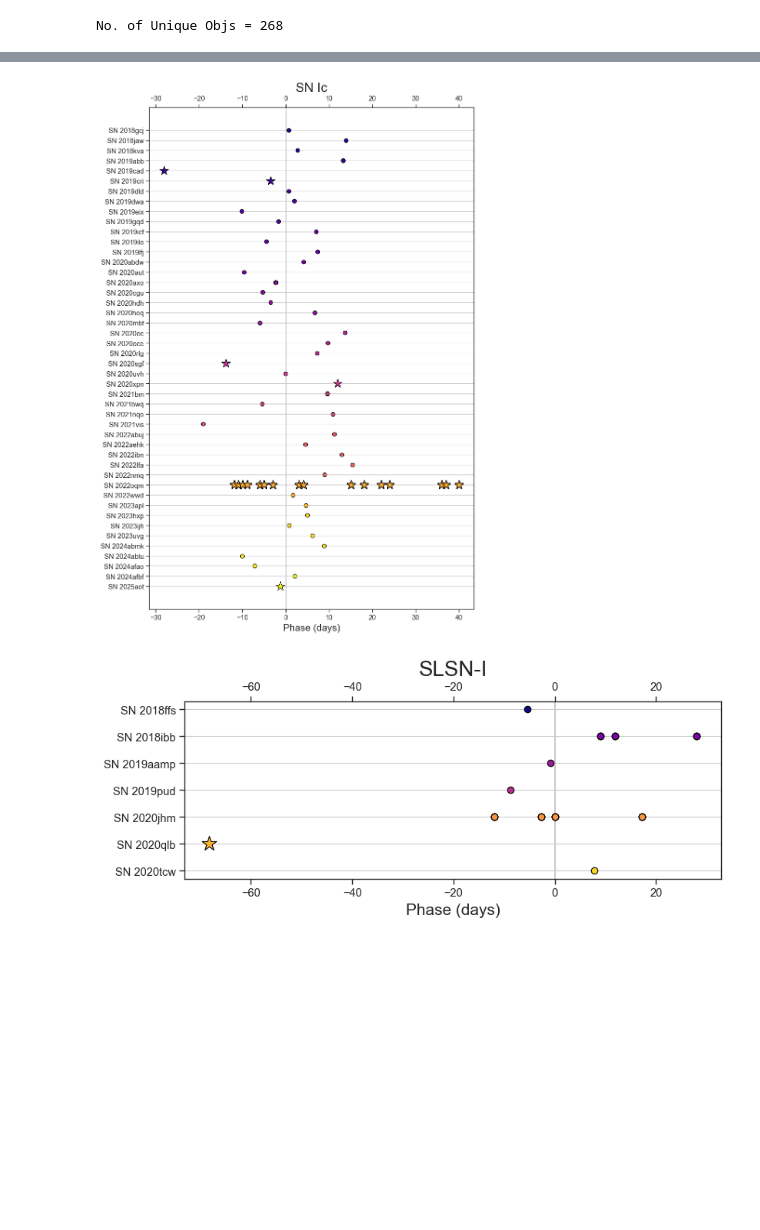
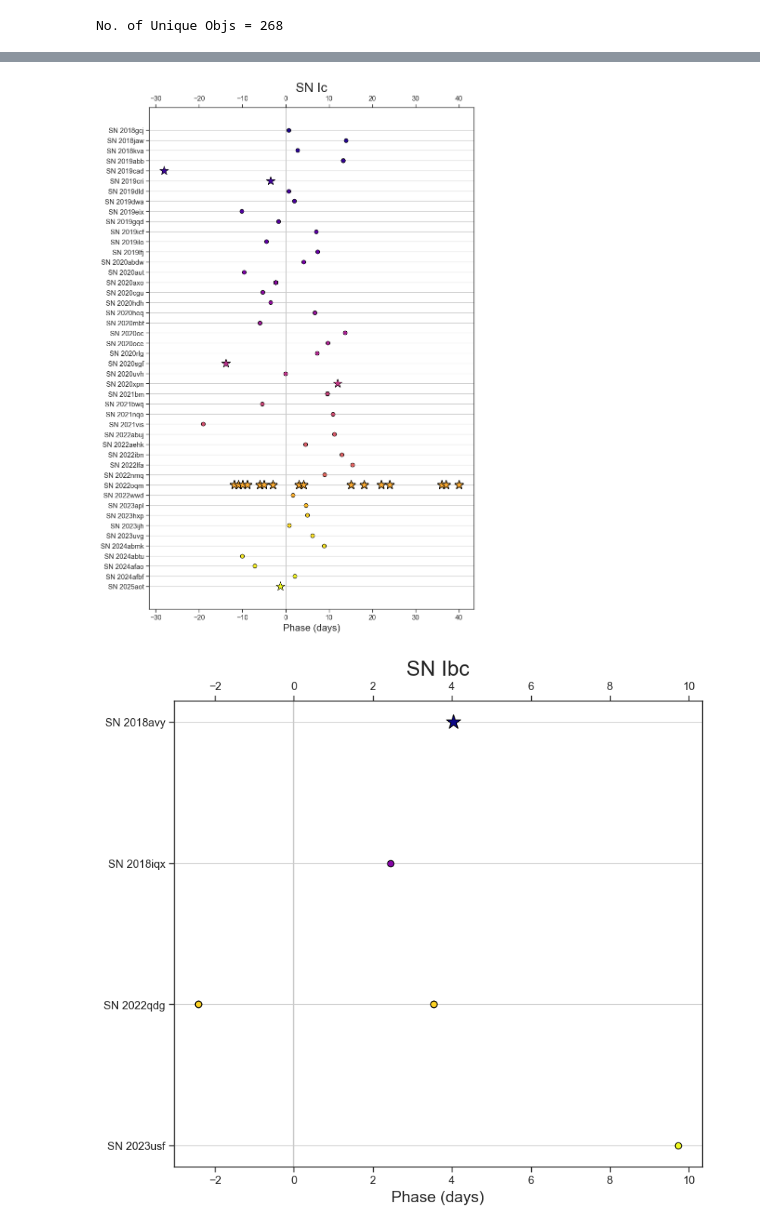
Before and after one commit to aec3675/multi-modal-multi-peaks, a Jupyter notebook: adrian/wiserep_spec_work.ipynb, the cells around one changed output, grey strips where cells are left out. Saved outputs shown, nothing was run; the diff lists cells and outputs as text; code cells hidden in the pictures; blank space fills up the shorter version.

Commit message:
updating spectral info w/ phase info for edge case SESNe types

```diff
--- a/adrian/wiserep_spec_work.ipynb
+++ b/adrian/wiserep_spec_work.ipynb
@@ -161,7 +184,7 @@ peak2_objs = ['2020adnx', '2020urc', '2023aew', '2023gwl', '2023psq', '2024zsw',
               '2020qlb', '2019tsf', '2019vsi', '2021hrj', '2019cad', '2019cri',
               '2020sgf', '2020xpn', '2022oqm', '2025aot', '2018hqm', '2019iay',
               '2019lkr', '2019qym', '2021bn', '2021uzt', '2024crf', '2025cbj',
-              '2019kud', ]
+              '2019kud', '2019hty', '2018avy', '2020bqj', '2019hgp']
 
 bad_objs = ['2016exv', '2018hhs', '2018hoa', '201gaf', '2020jfv', '2020tjd',
             '2021adlr', '2021lwd', '2022acrz', '2023aew' '2020tcw', '2024dbb',
@@ -175,7 +198,9 @@ bad_objs = ['2016exv', '2018hhs', '2018hoa', '201gaf', '2020jfv', '2020tjd',
             '2019alr', '2019jys', '2019mtk', '2019ssg', '2019wma', '2019wqc',
             '2020cke', '2020jhs', '2020nku', '2020onv', '2021adxl', '2021mz',
             '2021ulv', '2022waq', '2023alo', '2023emr', '2023jwb', '2024aboy',
-            '2024lib', '2024yre', '2022mop']
+            '2024lib', '2024yre', '2022mop', '2019pxu', '2018gwo', '2022S',
+            '2021ttw', '2020aers', '2019oyj', '2019mbz', '2019fxo', '2018hnw',
+            '2018hjx', '2018beh', '2016gkm', '2018dqt']
 
 peak2_objs = ['SN '+sn for sn in peak2_objs]
 bad_objs = ['SN '+sn for sn in bad_objs]
@@ -208,12 +233,17 @@ bad_objs = ['SN '+sn for sn in bad_objs]
 iib = (mp_spec_df['Obj. Type']=='SN IIb')
 ib = (mp_spec_df['Obj. Type']=='SN Ib')
 ic = (mp_spec_df['Obj. Type']=='SN Ic')
-slsni = (mp_spec_df['Obj. Type']=='SLSN-I')
-slsnii = (mp_spec_df['Obj. Type']=='SLSN-II')
-iin = (mp_spec_df['Obj. Type']=='SN IIn')
+# slsni = (mp_spec_df['Obj. Type']=='SLSN-I')
+# slsnii = (mp_spec_df['Obj. Type']=='SLSN-II')
+# iin = (mp_spec_df['Obj. Type']=='SN IIn')
+ibc = (mp_spec_df['Obj. Type']=='SN Ib/c')
+ibncn = (mp_spec_df['Obj. Type']=='SN Ibn')|(mp_spec_df['Obj. Type']=='SN Icn')
+carich = (mp_spec_df['Obj. Type']=='SN Ib-Ca-rich')|(mp_spec_df['Obj. Type']=='SN Ic-Ca-rich')
+fbot = (mp_spec_df['Obj. Type']=='FBOT')
+icpec = (mp_spec_df['Obj. Type']=='SN Ic-pec')
 # %%
-types_str = ['SN IIb', 'SN Ib', 'SN Ic', 'SLSN-I', 'SLSN-II', 'SN IIn']
-types_flags = [iib, ib, ic, slsni, slsnii, iin]
+types_str = ['SN IIb', 'SN Ib', 'SN Ic', 'SN Ibc', 'SN IbnIcn', 'SN IbIc Ca-rich', 'SN Ic-pec', 'FBOT']
+types_flags = [iib, ib, ic, ibc, ibncn, carich, icpec, fbot]
 
 for i,types in enumerate(types_flags):
     # print(types_str[i], len(mp_spec_df.loc[types, 'IAU name'].unique()))
@@ -244,31 +274,31 @@ for i,types in enumerate(types_flags):
                         mp_spec_df.loc[types&(mp_spec_df['IAU name']==sn), 'IAU name'],
                         marker='*', s=200, edgecolor='black', facecolor=sn_colors.get(sn,'k'))
         elif sn in bad_objs:
             continue
         else:
             ax1.scatter(mp_spec_df.loc[types&(mp_spec_df['IAU name']==sn), 'Phase (days)'],
                         mp_spec_df.loc[types&(mp_spec_df['IAU name']==sn), 'IAU name'],
                         marker='.', s=150, edgecolor='black', facecolor=sn_colors.get(sn,'k'))
     ax1.axvline(0, color='gray', zorder=0, alpha=0.5)
 
     ax1.set_xlabel('Phase (days)', fontsize=15)
 
     # ax2 = ax1.twiny()
     # ax2.scatter(mp_spec_df.loc[types, 'Phase (days)'], mp_spec_df.loc[types, 'IAU name'], marker='.', s=150)
     # ax2.set_xlabel('MJD fontsize=15)
 
     plt.gca().invert_yaxis()
     plt.gca().xaxis.grid(False)
     plt.gca().yaxis.grid(True)
 
     ax1.tick_params(top=True, labeltop=True, bottom=True, labelbottom=True)
 
     plt.title(f'{types_str[i]}', fontsize=20)
     # plt.show()
 
     plt.savefig(f'./figures/phase_of_spec_for_{types_str[i]}_mp_denoted.png', bbox_inches='tight', dpi=300)
 # %% [output]
 [figure]
 [figure]
 [figure]
-[figure, old version]
+[figure, new version]
```
Also changed, not shown: parts of 4 cells of this notebook, 2 other files.
